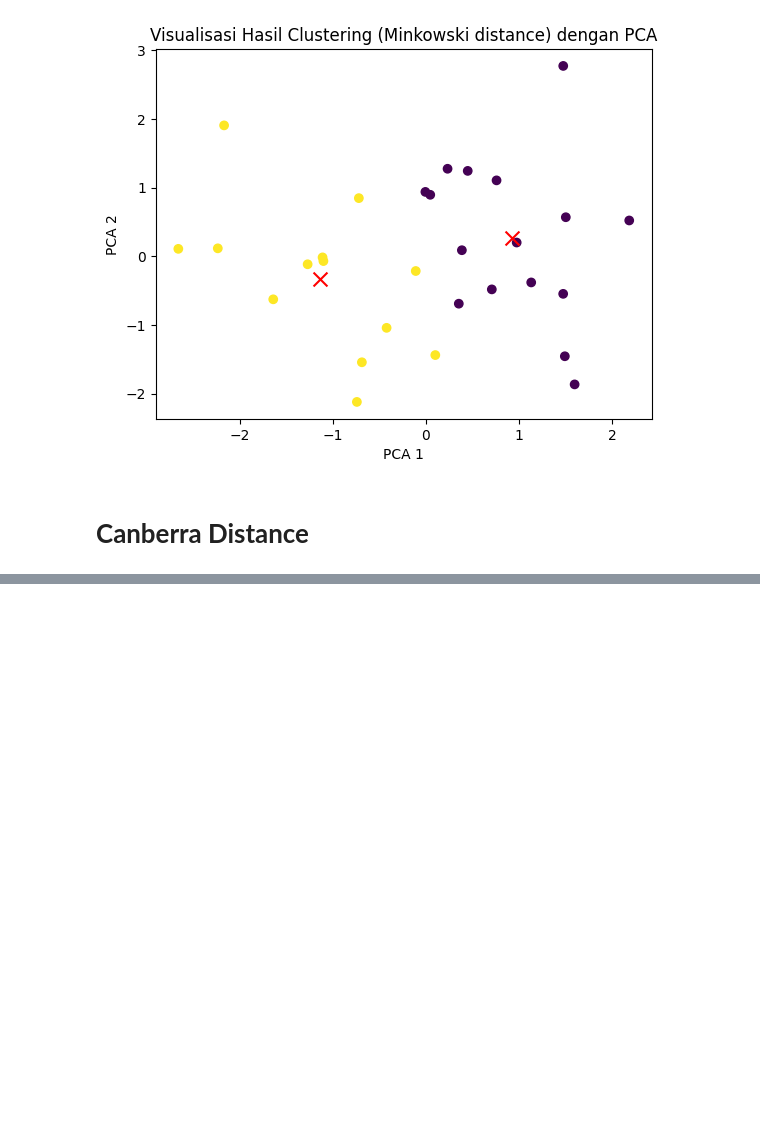
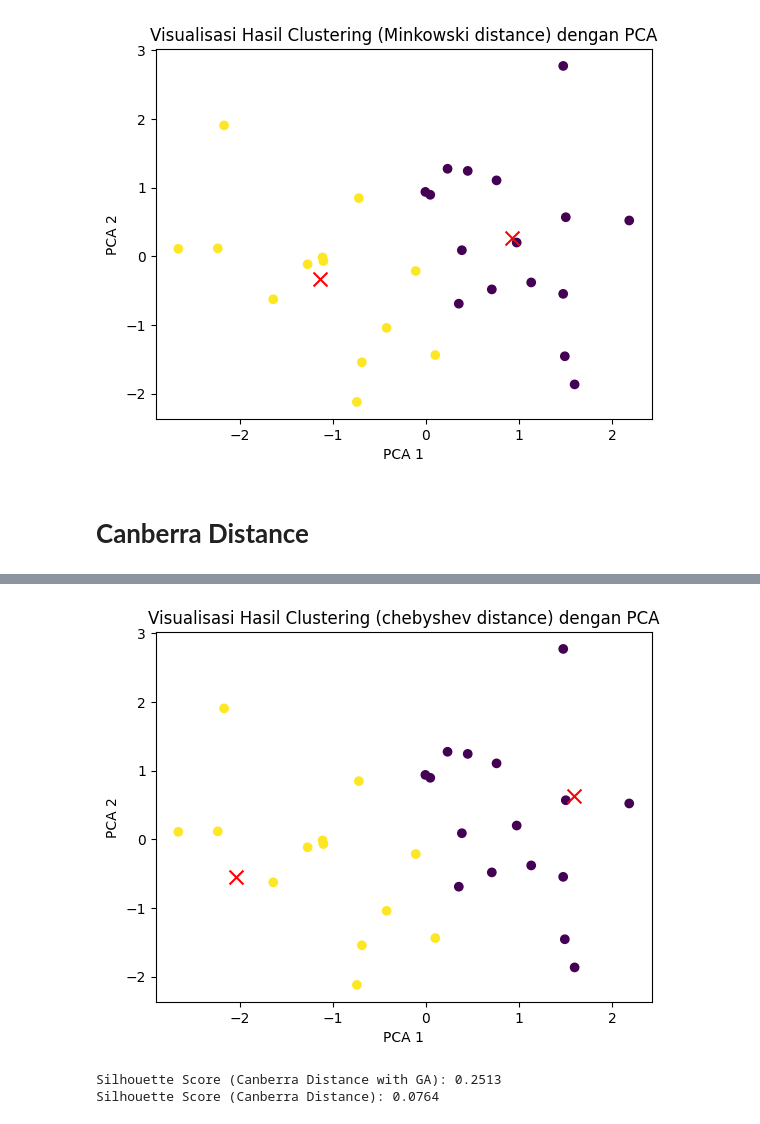
Before and after one commit to gikirima/TugasML_Kmeans, a Jupyter notebook: K_means_custom_metrics.ipynb, the cells around one changed output, grey strips where cells are left out. Saved outputs shown, nothing was run; the diff lists cells and outputs as text; code cells hidden in the pictures; blank space fills up the shorter version.

```diff
--- a/K_means_custom_metrics.ipynb
+++ b/K_means_custom_metrics.ipynb
@@ -487,0 +626,24 @@ plt.show()
+# %%
+# visualisasikan df_PCA dengan warna hasil clustering
+plt.scatter(df_pca[:, 0], df_pca[:, 1], c=labels_canberra_ga)
+plt.xlabel('PCA 1')
+plt.ylabel('PCA 2')
+plt.title('Visualisasi Hasil Clustering (chebyshev distance) dengan PCA')
+
+# tampilkan centroid
+centroids_canberra_ga = pca.transform(centroids_canberra_ga)
+plt.scatter(centroids_canberra_ga[:, 0], centroids_canberra_ga[:, 1], c='red', marker='x', s=100, label='Centroids')
+plt.show()
+
+
+# evaluasi hasil clustering canberra distance
+from sklearn.metrics import silhouette_score
+silhouette_avg_canberra_ga = silhouette_score(df_scaled, labels_canberra_ga)
+print(f"Silhouette Score (Canberra Distance with GA): {silhouette_avg_canberra_ga:.4f}")
+
+silhouette_avg_canberra = silhouette_score(df_scaled, labels_canberra)
+print(f"Silhouette Score (Canberra Distance): {silhouette_avg_canberra:.4f}")
+# %% [output]
+[figure, added]
+Silhouette Score (Canberra Distance with GA): 0.2513
+Silhouette Score (Canberra Distance): 0.0764
```
Also changed, not shown: parts of 10 cells of this notebook.
